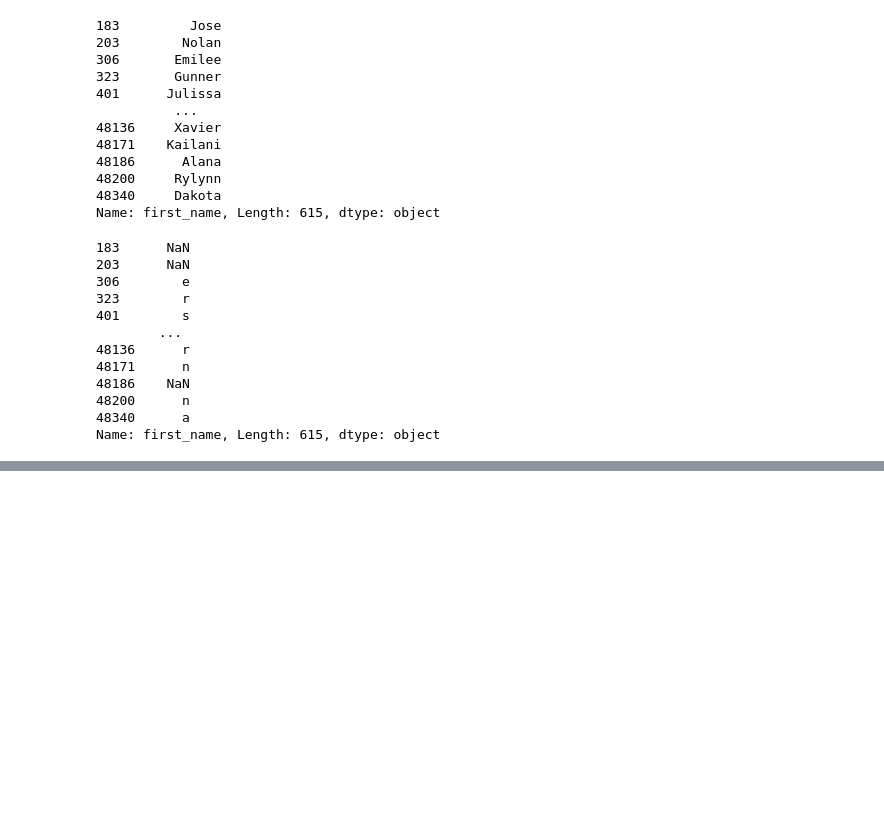
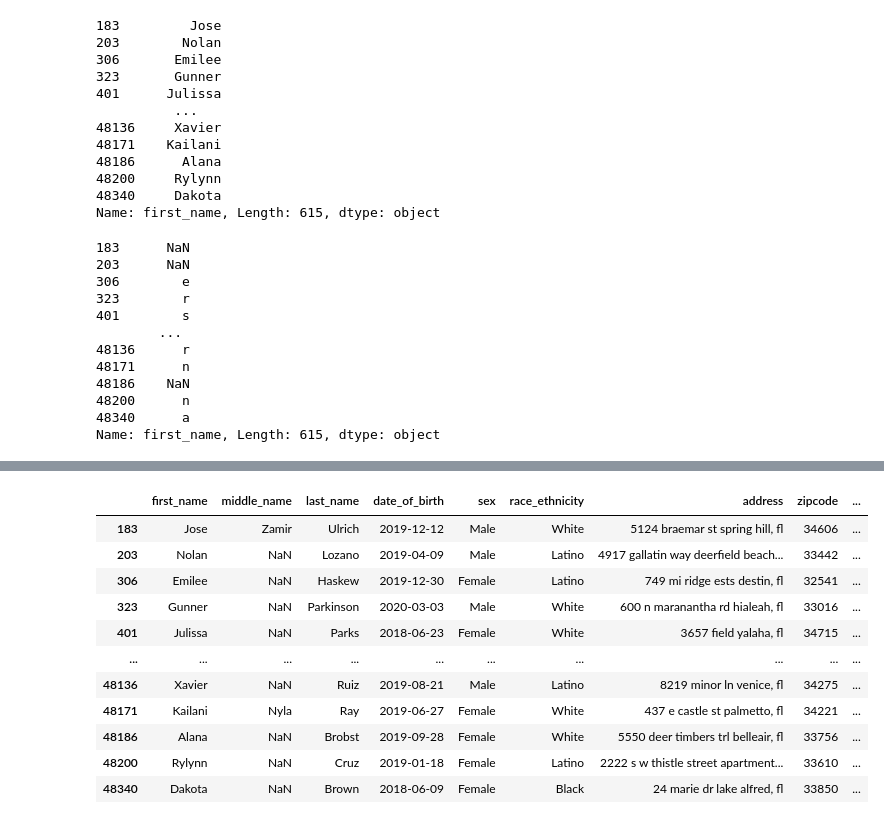
Before and after one commit to ihmeuw/vivarium_research_prl, a Jupyter notebook: linkage/wic_case_study/2022_12_21a_preprocess_wic_data.ipynb, the cells around one changed output, grey strips where cells are left out. Saved outputs shown, nothing was run; the diff lists cells and outputs as text; code cells hidden in the pictures; blank space fills up the shorter version.

Commit message:
save notebook after testing functions and adding noise to WIC data

```diff
--- a/linkage/wic_case_study/2022_12_21a_preprocess_wic_data.ipynb
+++ b/linkage/wic_case_study/2022_12_21a_preprocess_wic_data.ipynb
@@ -293,0 +416,89 @@ Name: first_name, Length: 615, dtype: object
+# %%
+def add_noise_to_wic(df_wic, random_state):
+    rng = np.random.default_rng(random_state)
+    # Copy the dataframe since we're going to alter it
+    df_wic = df_wic.copy()
+
+    # First name
+    noisify.apply_noise_function_to_column(
+        df_wic, 'first_name', 0.01, rng,
+        corruption.keyboard_corrupt, (1/6, 1/10), vectorized=False, inplace=True)
+    noisify.apply_noise_function_to_column(
+        df_wic, 'first_name', 0.01, rng,
+        corruption.phonetic_corrupt, (1/6,), vectorized=False, inplace=True)
+
+    # Last name
+    noisify.apply_noise_function_to_column(
+        df_wic, 'last_name', 0.01, rng,
+        corruption.keyboard_corrupt, (1/6.8, 1/10), vectorized=False, inplace=True)
+    noisify.apply_noise_function_to_column(
+        df_wic, 'last_name', 0.01, rng,
+        corruption.phonetic_corrupt, (1/6.8,), vectorized=False, inplace=True)
+
+    # Date of birth
+    noisify.apply_noise_function_to_column(
+        df_wic, 'date_of_birth', 0.01, rng,
+        corruption.swap_month_day, share_random_state=False, inplace=True)
+    noisify.apply_noise_function_to_column(
+        df_wic, 'date_of_birth', 0.01, rng,
+        corruption.keyboard_corrupt, (1/8, 0.02), vectorized=False, inplace=True)
+
+    # Zipcode
+    noisify.apply_noise_function_to_column(
+        df_wic, 'zipcode', 0.01, rng,
+        corruption.miswrite_zipcode, (0.04, 0.2, 0.36), inplace=True)
+    noisify.apply_noise_function_to_column(
+        df_wic, 'zipcode', 0.01, rng,
+        corruption.keyboard_corrupt, (0.05, 0.02), vectorized=False, inplace=True)
+
+    # Address
+    noisify.apply_noise_function_to_column(
+        df_wic, 'address', 0.01, rng,
+        corruption.keyboard_corrupt, (1/33, 1/10), vectorized=False, inplace=True)
+    noisify.apply_noise_function_to_column(
+        df_wic, 'address', 0.01, rng,
+        corruption.phonetic_corrupt, (1/33,), vectorized=False, inplace=True)
+
+    # Sex
+    noisify.apply_noise_function_to_column(
+        df_wic, 'sex', 0.01, rng,
+        corruption.incorrect_select, (['M', 'F'],), inplace=True,
+    )
+
+    # Race/Ethnicity
+    noisify.apply_noise_function_to_column(
+        df_wic, 'race_ethnicity', 0.01, rng,
+        corruption.incorrect_select,
+        (['Black', 'White', 'Latino', 'Multiracial or Other', 'Asian','AIAN', 'NHOPI'],),
+        inplace=True
+    )
+
+    # Middle name
+    noisify.apply_noise_function_to_column(
+        df_wic, 'middle_name', 0.01, rng,
+        corruption.keyboard_corrupt, (1/6, 1/10), vectorized=False, inplace=True)
+    noisify.apply_noise_function_to_column(
+        df_wic, 'middle_name', 0.01, rng,
+        corruption.phonetic_corrupt, (1/6,), vectorized=False, inplace=True)
+    noisify.apply_noise_function_to_column(
+        df_wic, 'middle_name', 0.60, rng,
+        corruption.replace_with_missing, share_random_state=False, inplace=True
+    )
+
+    return df_wic
+
+df_wic_noisy = add_noise_to_wic(df_wic, rng)
+df_wic_noisy
+# %% [output]
+|  | first_name | middle_name | last_name | date_of_birth | sex | race_ethnicity | address | zipcode | ... |
+| 183 | Jose | Zamir | Ulrich | 2019-12-12 | Male | White | 5124 braemar st spring hill, fl | 34606 | ... |
+| 203 | Nolan | NaN | Lozano | 2019-04-09 | Male | Latino | 4917 gallatin way deerfield beach... | 33442 | ... |
+| 306 | Emilee | NaN | Haskew | 2019-12-30 | Female | Latino | 749 mi ridge ests destin, fl | 32541 | ... |
+| 323 | Gunner | NaN | Parkinson | 2020-03-03 | Male | White | 600 n maranantha rd hialeah, fl | 33016 | ... |
+| 401 | Julissa | NaN | Parks | 2018-06-23 | Female | White | 3657 field yalaha, fl | 34715 | ... |
+| ... | ... | ... | ... | ... | ... | ... | ... | ... | ... |
+| 48136 | Xavier | NaN | Ruiz | 2019-08-21 | Male | Latino | 8219 minor ln venice, fl | 34275 | ... |
+| 48171 | Kailani | Nyla | Ray | 2019-06-27 | Female | White | 437 e castle st palmetto, fl | 34221 | ... |
+| 48186 | Alana | NaN | Brobst | 2019-09-28 | Female | White | 5550 deer timbers trl belleair, fl | 33756 | ... |
+| 48200 | Rylynn | NaN | Cruz | 2019-01-18 | Female | Latino | 2222 s w thistle street apartment... | 33610 | ... |
+| 48340 | Dakota | NaN | Brown | 2018-06-09 | Female | Black | 24 marie dr lake alfred, fl | 33850 | ... |
```
Also changed, not shown: parts of 39 cells of this notebook.
